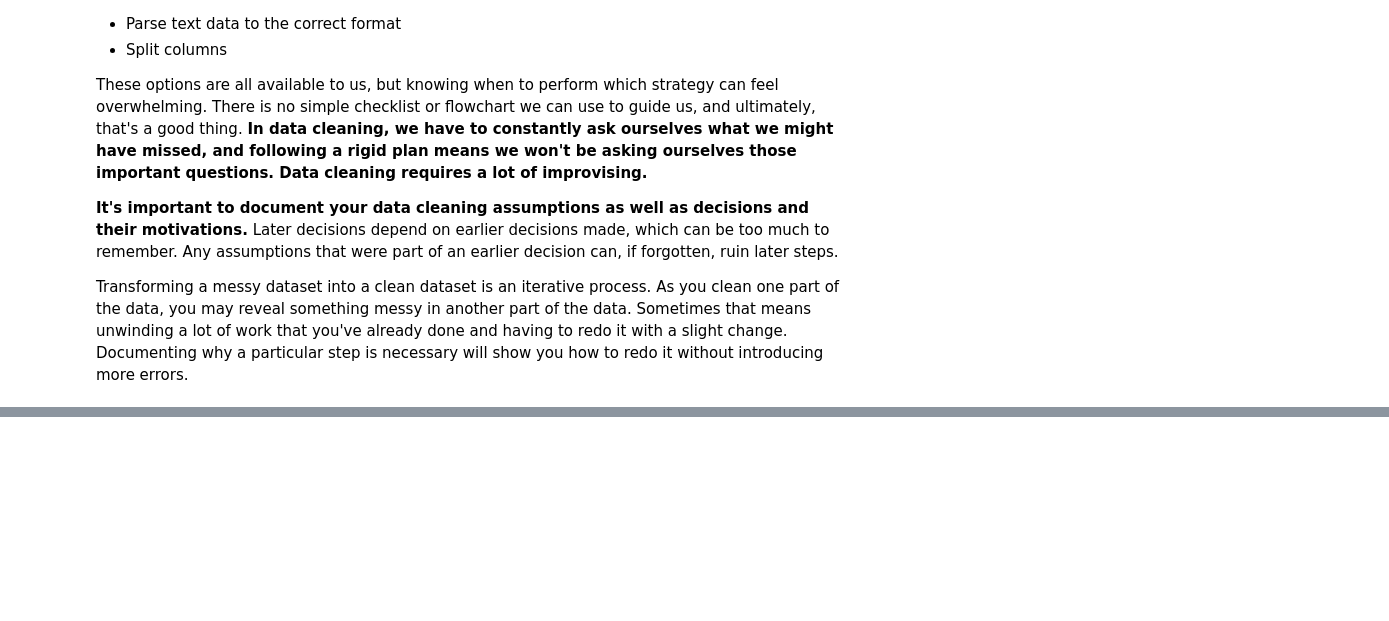
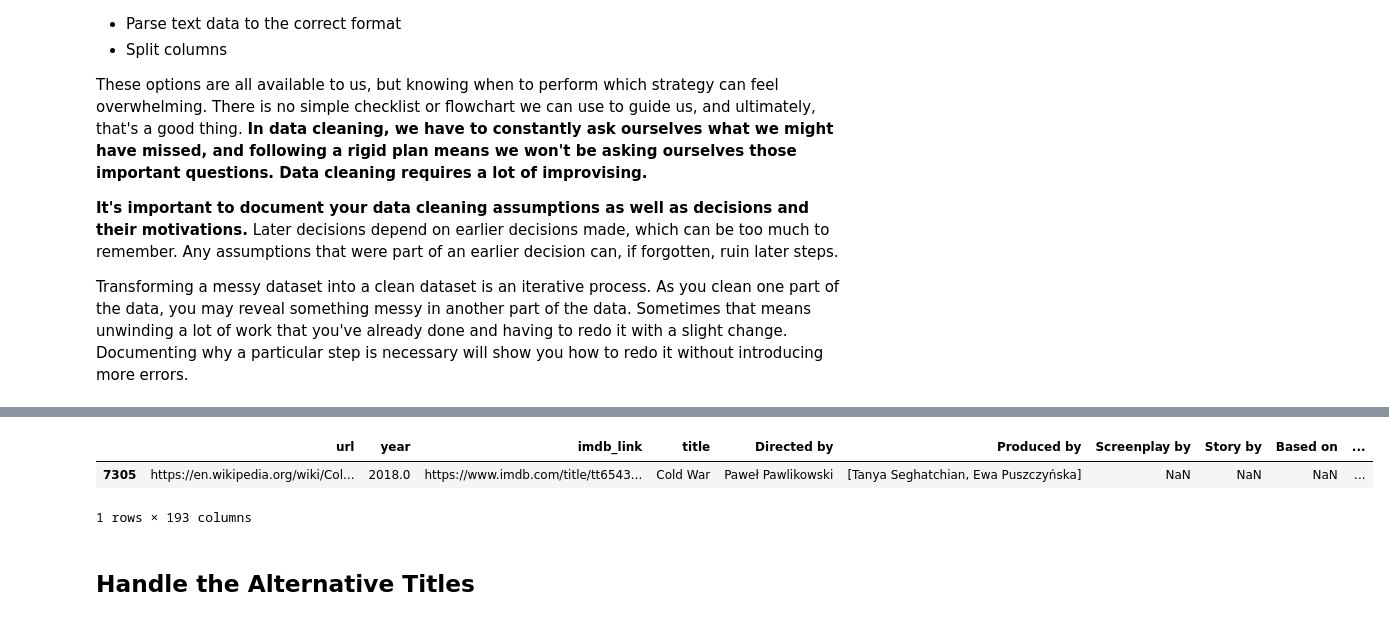
Before and after one commit to TuckerRasbury/Movies-ETL, a Jupyter notebook: Module_8_Class.ipynb, the cells around one changed output, grey strips where cells are left out. Saved outputs shown, nothing was run; the diff lists cells and outputs as text; code cells hidden in the pictures; blank space fills up the shorter version.

```diff
--- a/Module_8_Class.ipynb
+++ b/Module_8_Class.ipynb
@@ -204,0 +213,3 @@ Transforming a messy dataset into a clean dataset is an iterative process. As yo
+# %%
+wiki_movies_df = pd.DataFrame(wiki_movies_raw)
+wiki_movies_df
@@ -204,0 +399,8 @@ Transforming a messy dataset into a clean dataset is an iterative process. As yo
+# %%
+wiki_movies_df[wiki_movies_df['Polish'].notnull()]
+# %% [output]
+|  | url | year | imdb_link | title | Directed by | Produced by | Screenplay by | Story by | Based on | ... |
+| 7305 | https://en.wikipedia.org/wiki/Col... | 2018.0 | https://www.imdb.com/title/tt6543... | Cold War | Paweł Pawlikowski | [Tanya Seghatchian, Ewa Puszczyńska] | NaN | NaN | NaN | ... |
+1 rows × 193 columns
+# %% [markdown]
+## Handle the Alternative Titles
```
Also changed, not shown: parts of 31 cells of this notebook.
